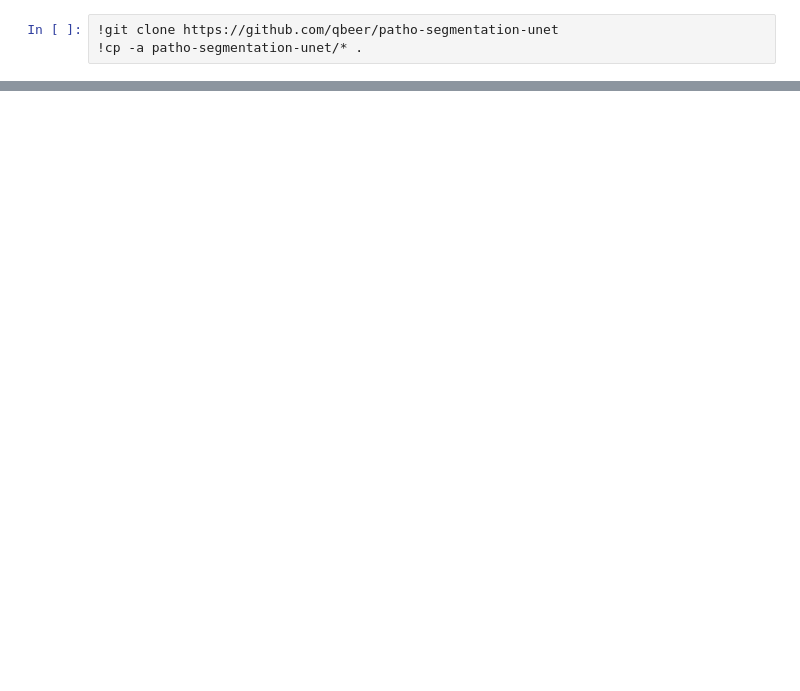
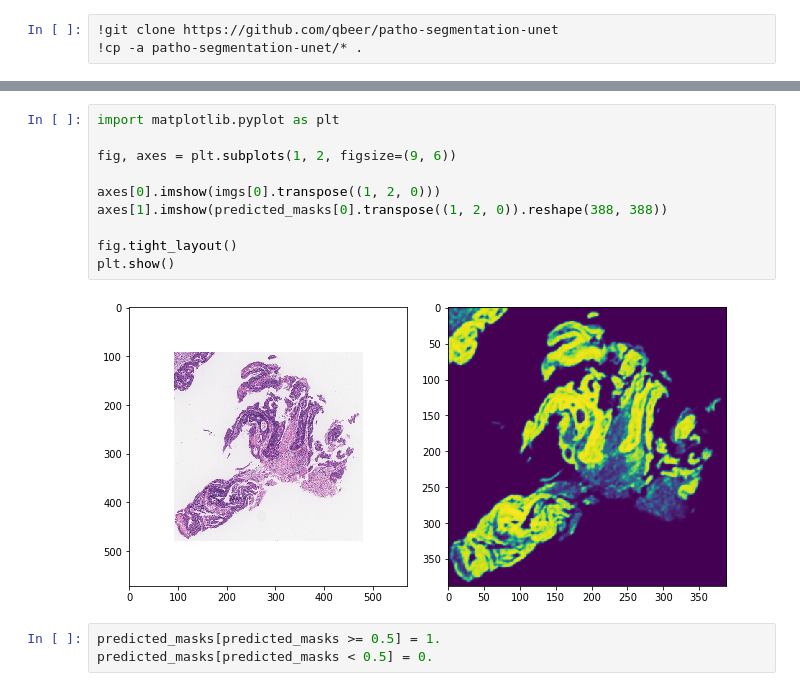
Before and after one commit to qbeer/patho-segmentation-unet, a Jupyter notebook: segmentation.ipynb, the cells around one changed output, grey strips where cells are left out. Cells and saved outputs as stored; diff of their text form; blank space fills up the shorter version.

```diff
--- a/segmentation.ipynb
+++ b/segmentation.ipynb
@@ -59,0 +65,15 @@ model.train(data_loader, EPOCH=15)
+# %%
+import matplotlib.pyplot as plt
+
+fig, axes = plt.subplots(1, 2, figsize=(9, 6))
+
+axes[0].imshow(imgs[0].transpose((1, 2, 0)))
+axes[1].imshow(predicted_masks[0].transpose((1, 2, 0)).reshape(388, 388))
+
+fig.tight_layout()
+plt.show()
+# %% [output]
+[figure, added]
+# %%
+predicted_masks[predicted_masks >= 0.5] = 1.
+predicted_masks[predicted_masks < 0.5] = 0.
```
Also changed, not shown: parts of 9 cells of this notebook.
